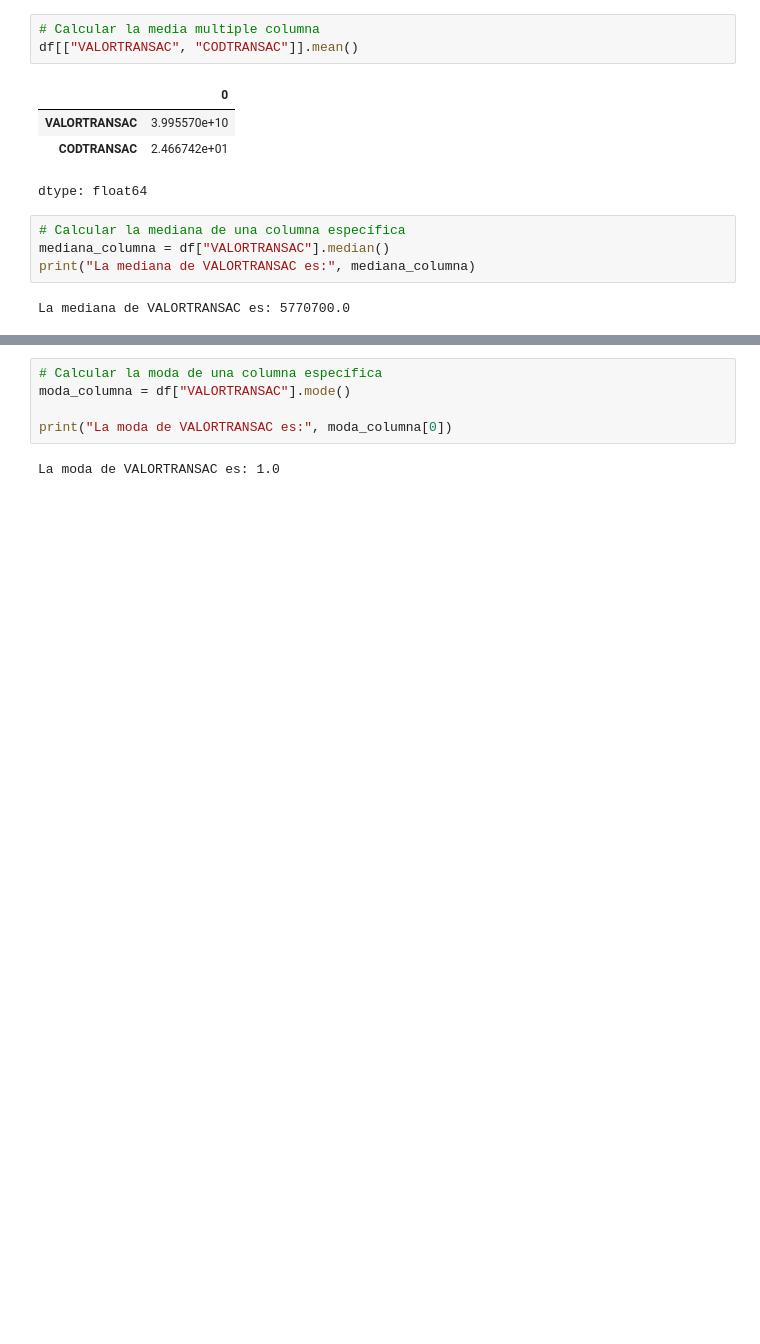
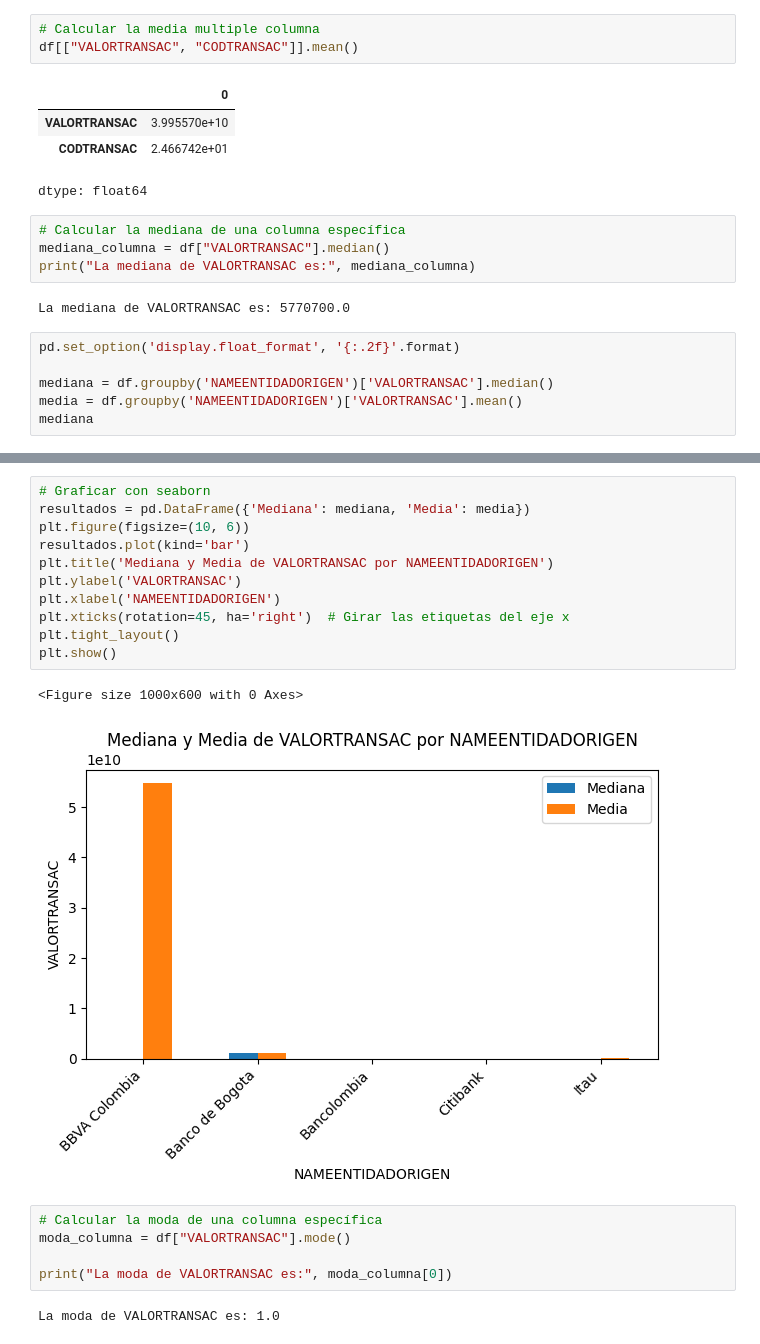
Before and after one commit to oerv13/Ibero, a Jupyter notebook: Algoritmos.ipynb, the cells around one changed output, grey strips where cells are left out. Drawn from its saved outputs; the diff is of its cells as text; blank space fills up the shorter version.

```diff
--- a/Algoritmos.ipynb
+++ b/Algoritmos.ipynb
@@ -131,3 +135,9 @@ mediana_columna = df["VALORTRANSAC"].median()
 print("La mediana de VALORTRANSAC es:", mediana_columna)
 # %% [output]
 La mediana de VALORTRANSAC es: 5770700.0
+# %%
+pd.set_option('display.float_format', '{:.2f}'.format)
+
+mediana = df.groupby('NAMEENTIDADORIGEN')['VALORTRANSAC'].median()
+media = df.groupby('NAMEENTIDADORIGEN')['VALORTRANSAC'].mean()
+mediana
@@ -134,3 +153,17 @@ La mediana de VALORTRANSAC es: 5770700.0
+# %%
+# Graficar con seaborn
+resultados = pd.DataFrame({'Mediana': mediana, 'Media': media})
+plt.figure(figsize=(10, 6))
+resultados.plot(kind='bar')
+plt.title('Mediana y Media de VALORTRANSAC por NAMEENTIDADORIGEN')
+plt.ylabel('VALORTRANSAC')
+plt.xlabel('NAMEENTIDADORIGEN')
+plt.xticks(rotation=45, ha='right')  # Girar las etiquetas del eje x
+plt.tight_layout()
+plt.show()
+# %% [output]
+<Figure size 1000x600 with 0 Axes>
+[figure, added]
 # %%
 # Calcular la moda de una columna específica
 moda_columna = df["VALORTRANSAC"].mode()
```
Also changed, not shown: parts of 28 cells of this notebook.
